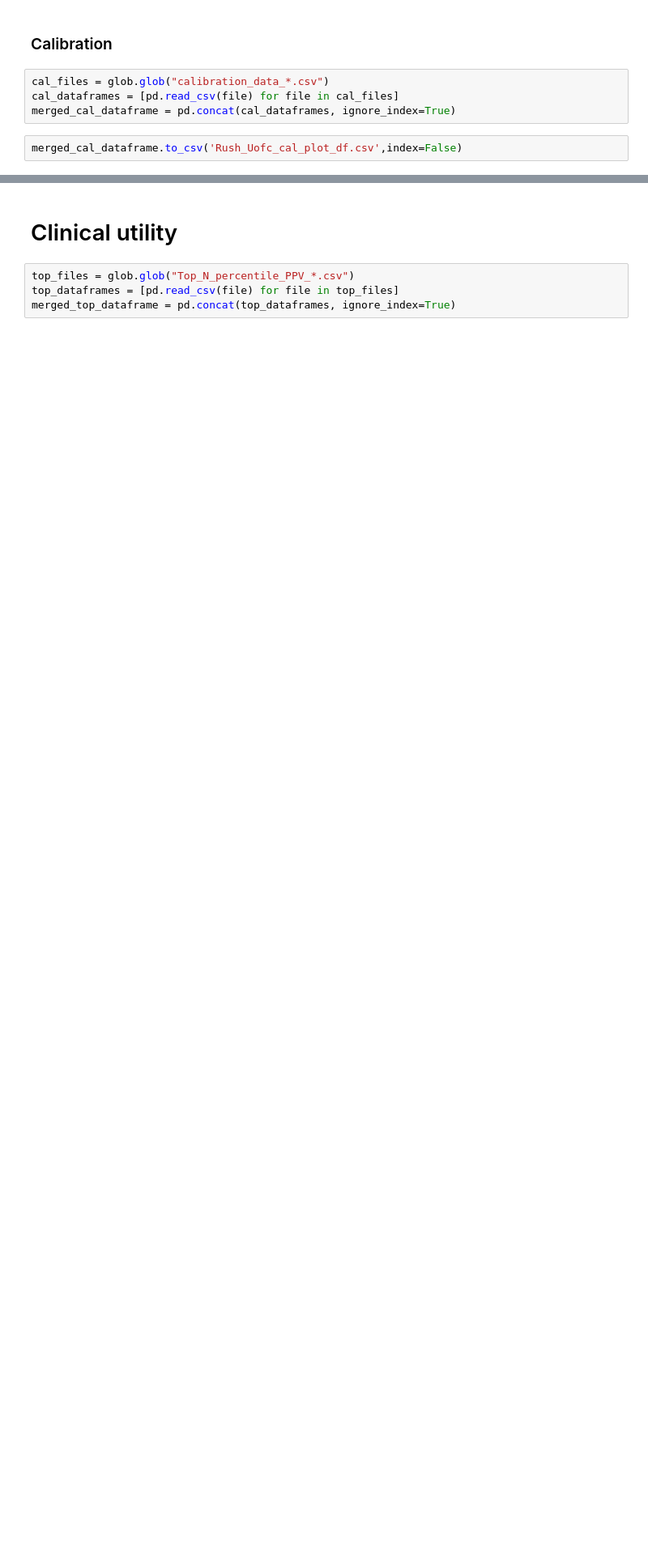
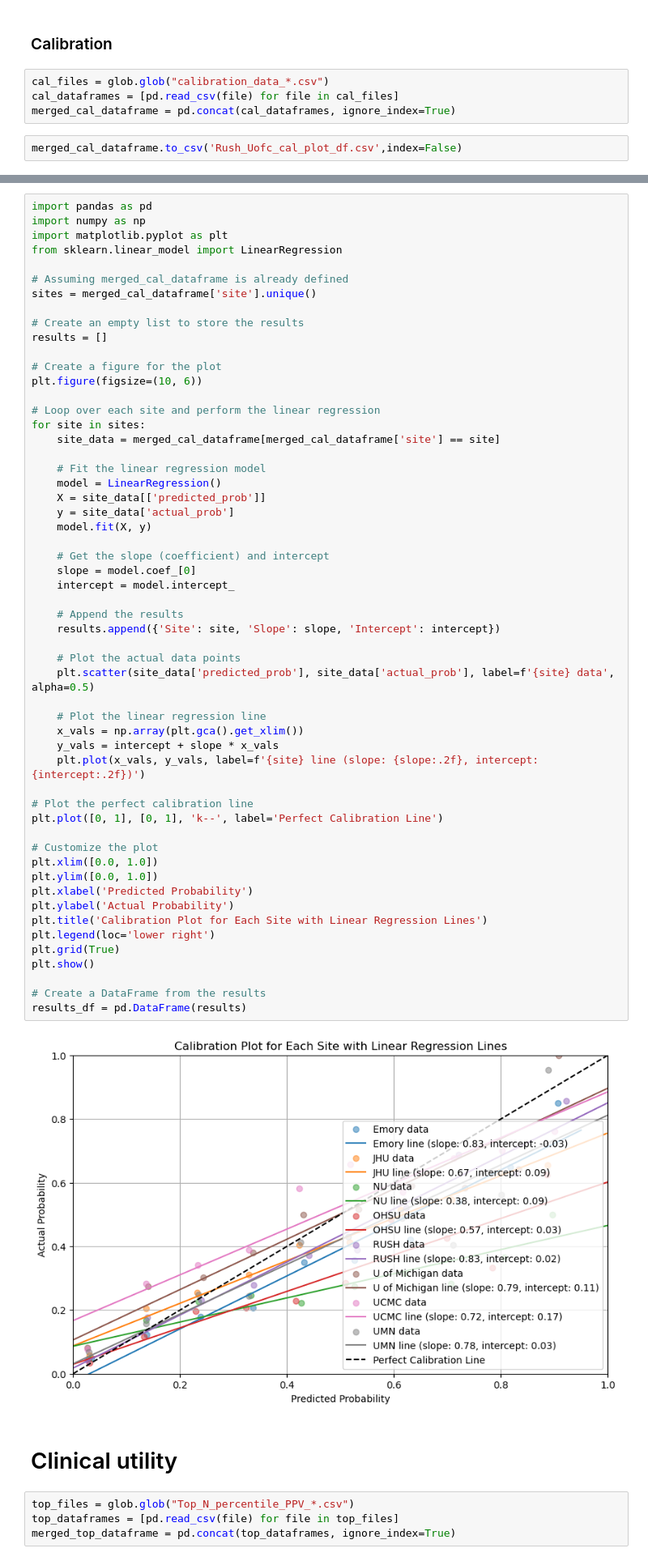
Before and after one commit to kaveriC/CLIF-1.0, a Jupyter notebook: projects/Mortality_model/paper_viz/Tri_pod_paper_viz.ipynb, the cells around one changed output, grey strips where cells are left out. Shown at 81% size. Saved outputs shown, nothing was run; the diff lists cells and outputs as text; blank space fills up the shorter version.

```diff
--- a/projects/Mortality_model/paper_viz/Tri_pod_paper_viz.ipynb
+++ b/projects/Mortality_model/paper_viz/Tri_pod_paper_viz.ipynb
@@ -73,3 +118,60 @@ plt.show()
+# %%
+import pandas as pd
+import numpy as np
+import matplotlib.pyplot as plt
+from sklearn.linear_model import LinearRegression
+
+# Assuming merged_cal_dataframe is already defined
+sites = merged_cal_dataframe['site'].unique()
+
+# Create an empty list to store the results
+results = []
+
+# Create a figure for the plot
+plt.figure(figsize=(10, 6))
+
+# Loop over each site and perform the linear regression
+for site in sites:
+    site_data = merged_cal_dataframe[merged_cal_dataframe['site'] == site]
+
+    # Fit the linear regression model
+    model = LinearRegression()
+    X = site_data[['predicted_prob']]
+    y = site_data['actual_prob']
+    model.fit(X, y)
+
+    # Get the slope (coefficient) and intercept
+    slope = model.coef_[0]
+    intercept = model.intercept_
+
+    # Append the results
+    results.append({'Site': site, 'Slope': slope, 'Intercept': intercept})
+
+    # Plot the actual data points
+    plt.scatter(site_data['predicted_prob'], site_data['actual_prob'], label=f'{site} data', alpha=0.5)
+
+    # Plot the linear regression line
+    x_vals = np.array(plt.gca().get_xlim())
+    y_vals = intercept + slope * x_vals
+    plt.plot(x_vals, y_vals, label=f'{site} line (slope: {slope:.2f}, intercept: {intercept:.2f})')
+
+# Plot the perfect calibration line
+plt.plot([0, 1], [0, 1], 'k--', label='Perfect Calibration Line')
+
+# Customize the plot
+plt.xlim([0.0, 1.0])
+plt.ylim([0.0, 1.0])
+plt.xlabel('Predicted Probability')
+plt.ylabel('Actual Probability')
+plt.title('Calibration Plot for Each Site with Linear Regression Lines')
+plt.legend(loc='lower right')
+plt.grid(True)
+plt.show()
+
+# Create a DataFrame from the results
+results_df = pd.DataFrame(results)
+# %% [output]
+[figure, added]
 # %% [markdown]
 # Clinical utility
 # %%
```
Also changed, not shown: parts of 25 cells of this notebook.
